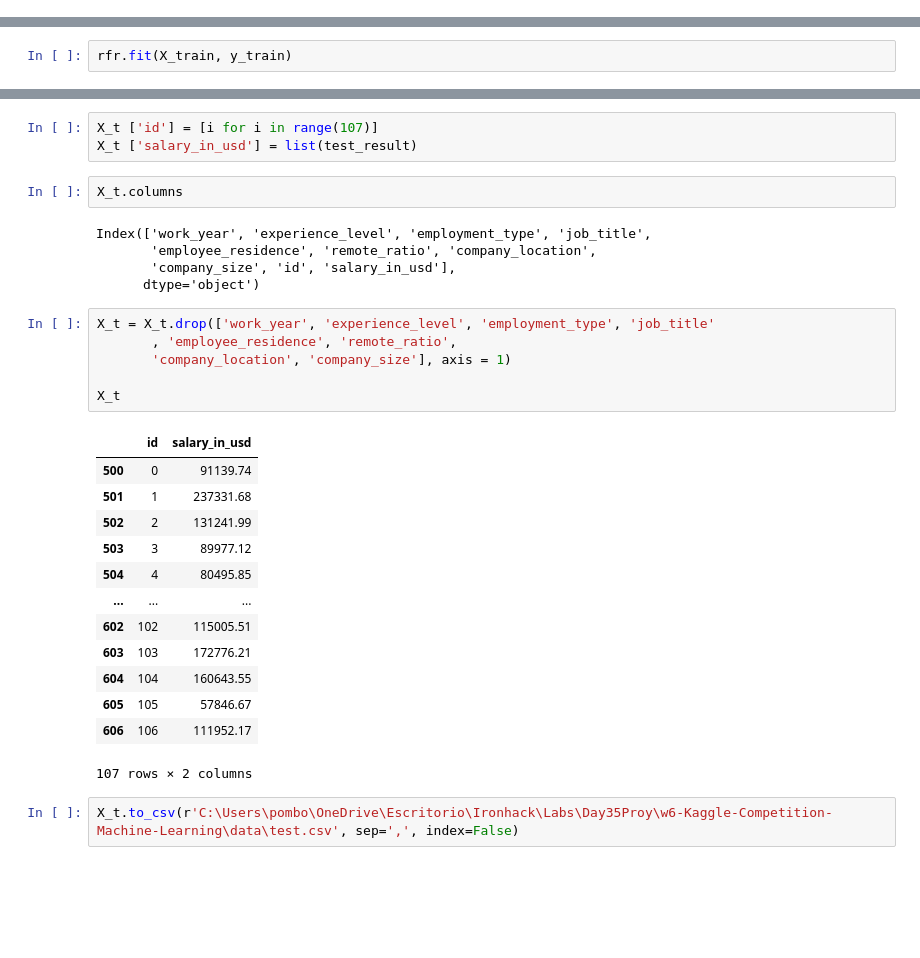
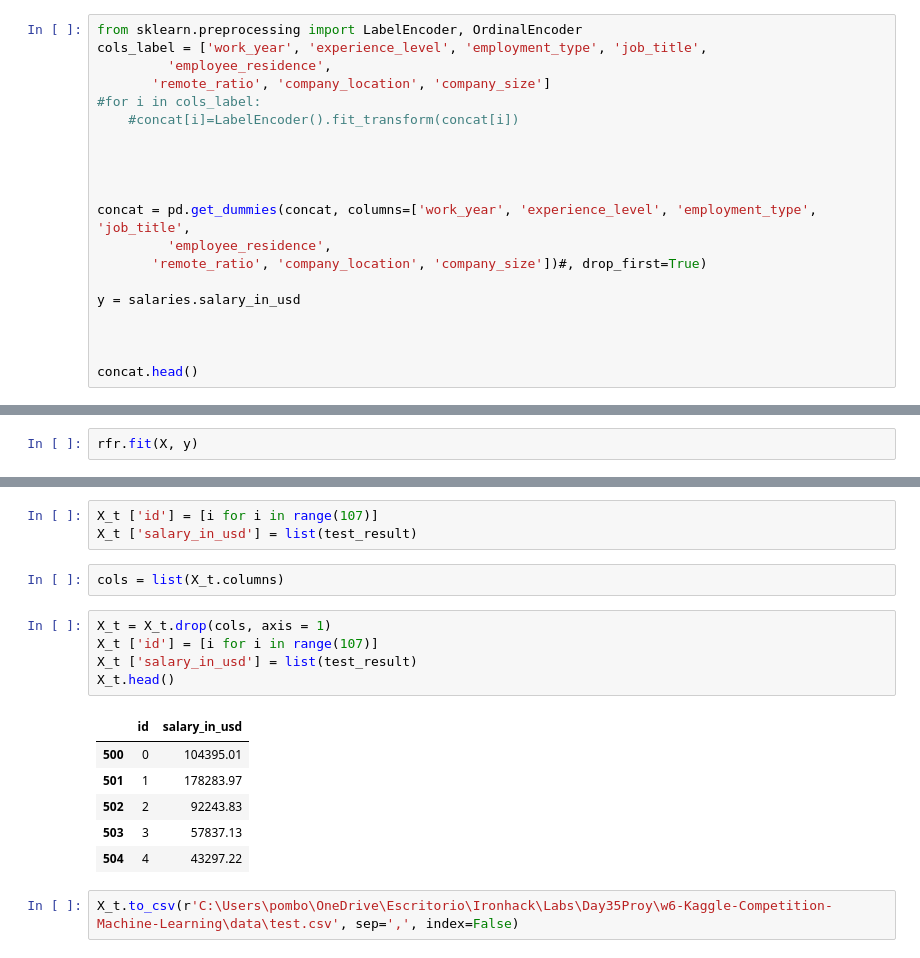
Before and after one commit to pombo7676/w6-Kaggle-Competition-Machine-Learning, a Jupyter notebook: MyCode/Main.ipynb, the cells around one changed output, grey strips where cells are left out. Drawn from its saved outputs; the diff is of its cells as text; blank space fills up the shorter version.

```diff
--- a/MyCode/Main.ipynb
+++ b/MyCode/Main.ipynb
@@ -379,0 +364,20 @@ concat.head()
+# %%
+from sklearn.preprocessing import LabelEncoder, OrdinalEncoder
+cols_label = ['work_year', 'experience_level', 'employment_type', 'job_title',
+         'employee_residence',
+       'remote_ratio', 'company_location', 'company_size']
+#for i in cols_label:
+    #concat[i]=LabelEncoder().fit_transform(concat[i])
+
+
+
+
+concat = pd.get_dummies(concat, columns=['work_year', 'experience_level', 'employment_type', 'job_title',
+         'employee_residence',
+       'remote_ratio', 'company_location', 'company_size'])#, drop_first=True)
+
+y = salaries.salary_in_usd
+
+
+
+concat.head()
@@ -553,7 +552,7 @@ GaussianProcessRegressor             0.02
 # %%
 rfr = Rfr()
 # %%
-rfr.fit(X_train, y_train)
+rfr.fit(X, y)
 # %% [output]
 RandomForestRegressor()
 # %%
@@ -656,32 +641,19 @@ test
 X_t ['id'] = [i for i in range(107)]
 X_t ['salary_in_usd'] = list(test_result)
 # %%
-X_t.columns
+cols = list(X_t.columns)
-# %% [output]
-Index(['work_year', 'experience_level', 'employment_type', 'job_title',
-       'employee_residence', 'remote_ratio', 'company_location',
-       'company_size', 'id', 'salary_in_usd'],
-      dtype='object')
 # %%
-X_t = X_t.drop(['work_year', 'experience_level', 'employment_type', 'job_title'
-       , 'employee_residence', 'remote_ratio',
-       'company_location', 'company_size'], axis = 1)
-
-X_t
+X_t = X_t.drop(cols, axis = 1)
+X_t ['id'] = [i for i in range(107)]
+X_t ['salary_in_usd'] = list(test_result)
+X_t.head()
 # %% [output]
 |  | id | salary_in_usd |
-| 500 | 0 | 91139.74 |
-| 501 | 1 | 237331.68 |
-| 502 | 2 | 131241.99 |
-| 503 | 3 | 89977.12 |
-| 504 | 4 | 80495.85 |
-| ... | ... | ... |
-| 602 | 102 | 115005.51 |
-| 603 | 103 | 172776.21 |
-| 604 | 104 | 160643.55 |
-| 605 | 105 | 57846.67 |
-| 606 | 106 | 111952.17 |
+| 500 | 0 | 104395.01 |
+| 501 | 1 | 178283.97 |
+| 502 | 2 | 92243.83 |
+| 503 | 3 | 57837.13 |
+| 504 | 4 | 43297.22 |
-107 rows × 2 columns
 # %%
 X_t.to_csv(r'C:\Users\pombo\OneDrive\Escritorio\Ironhack\Labs\Day35Proy\w6-Kaggle-Competition-Machine-Learning\data\test.csv', sep=',', index=False)
 # %%
```
Also changed, not shown: parts of 20 cells of this notebook, 3 other files.
